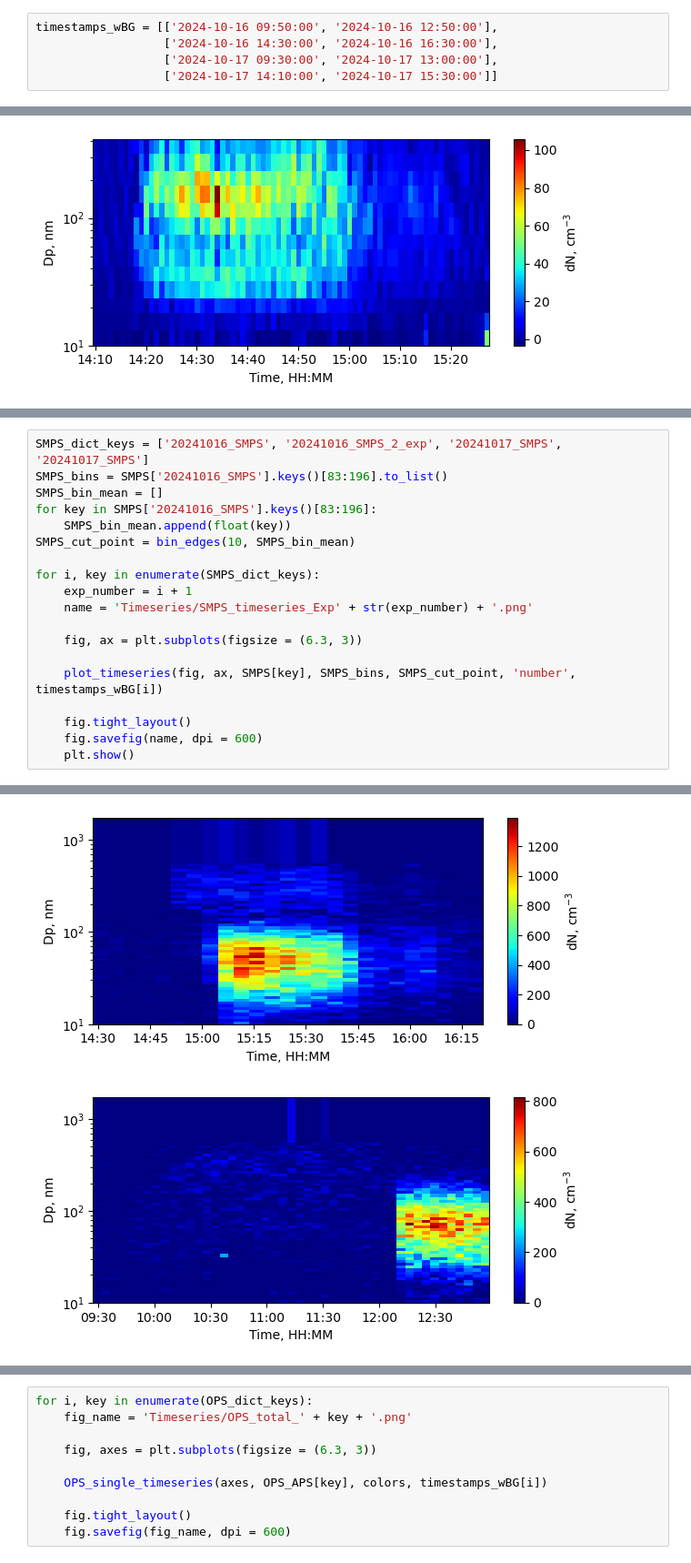
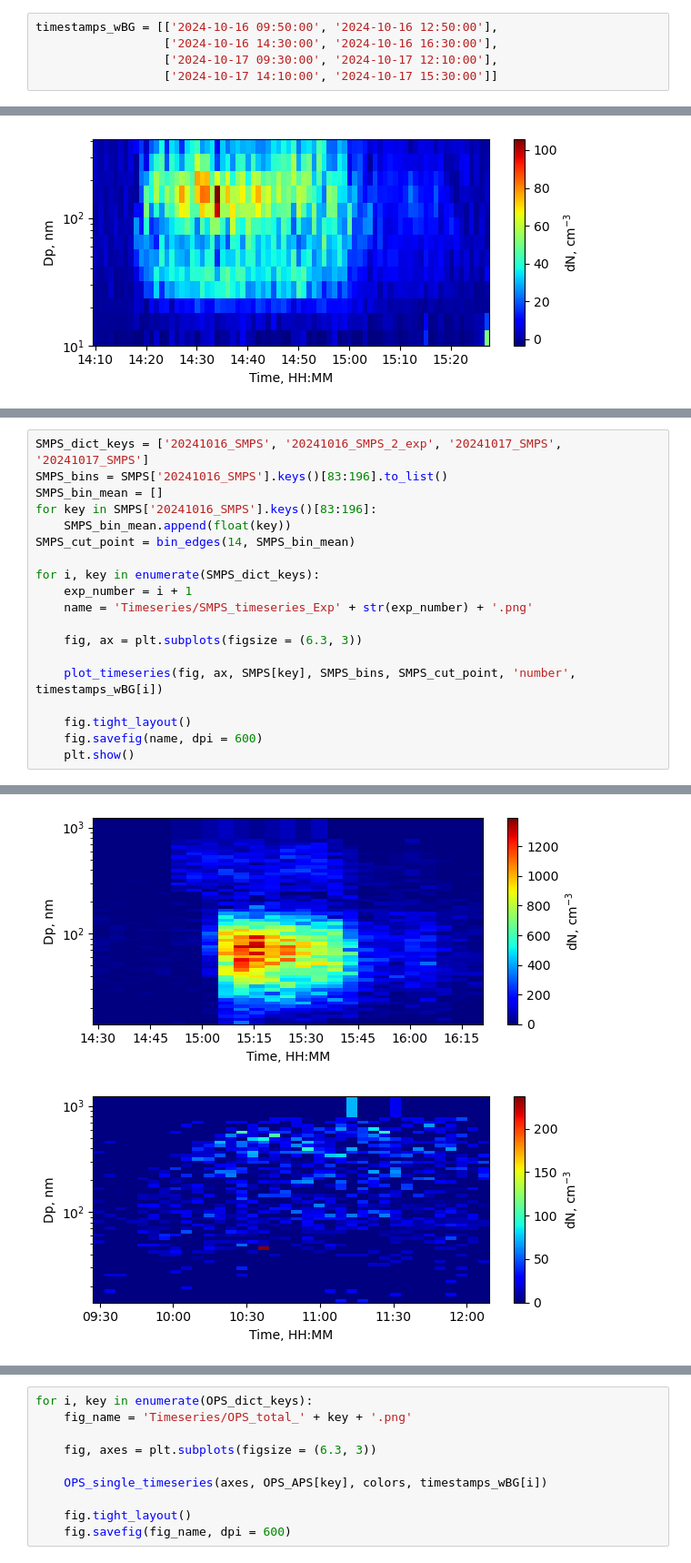
Before and after one commit to Normann25/Master-thesis, a Jupyter notebook: Lund Brake Wear/Timeseries.ipynb, the cells around one changed output, grey strips where cells are left out. Shown: that part at 91% size. Saved outputs shown, nothing was run; the diff lists cells and outputs as text.

```diff
--- a/Lund Brake Wear/Timeseries.ipynb
+++ b/Lund Brake Wear/Timeseries.ipynb
@@ -52,7 +52,7 @@ def bin_edges(d_min, bin_mid):
 # %%
 timestamps_wBG = [['2024-10-16 09:50:00', '2024-10-16 12:50:00'],
                   ['2024-10-16 14:30:00', '2024-10-16 16:30:00'],
-                  ['2024-10-17 09:30:00', '2024-10-17 13:00:00'],
+                  ['2024-10-17 09:30:00', '2024-10-17 12:10:00'],
                   ['2024-10-17 14:10:00', '2024-10-17 15:30:00']]
 # %%
 colors = ['k', 'tab:blue', 'tab:orange', 'tab:green', 'red', 'tab:purple', 'tab:brown',
@@ -144,7 +144,7 @@ SMPS_bins = SMPS['20241016_SMPS'].keys()[83:196].to_list()
 SMPS_bin_mean = []
 for key in SMPS['20241016_SMPS'].keys()[83:196]:
     SMPS_bin_mean.append(float(key))
-SMPS_cut_point = bin_edges(10, SMPS_bin_mean)
+SMPS_cut_point = bin_edges(14, SMPS_bin_mean)
 
 for i, key in enumerate(SMPS_dict_keys):
     exp_number = i + 1
@@ -162,2 +162,2 @@ for i, key in enumerate(SMPS_dict_keys):
-[figure, old version]
+[figure, new version]
-[figure, old version]
+[figure, new version]
```
Also changed, not shown: parts of 3 cells of this notebook, 15 other files.
